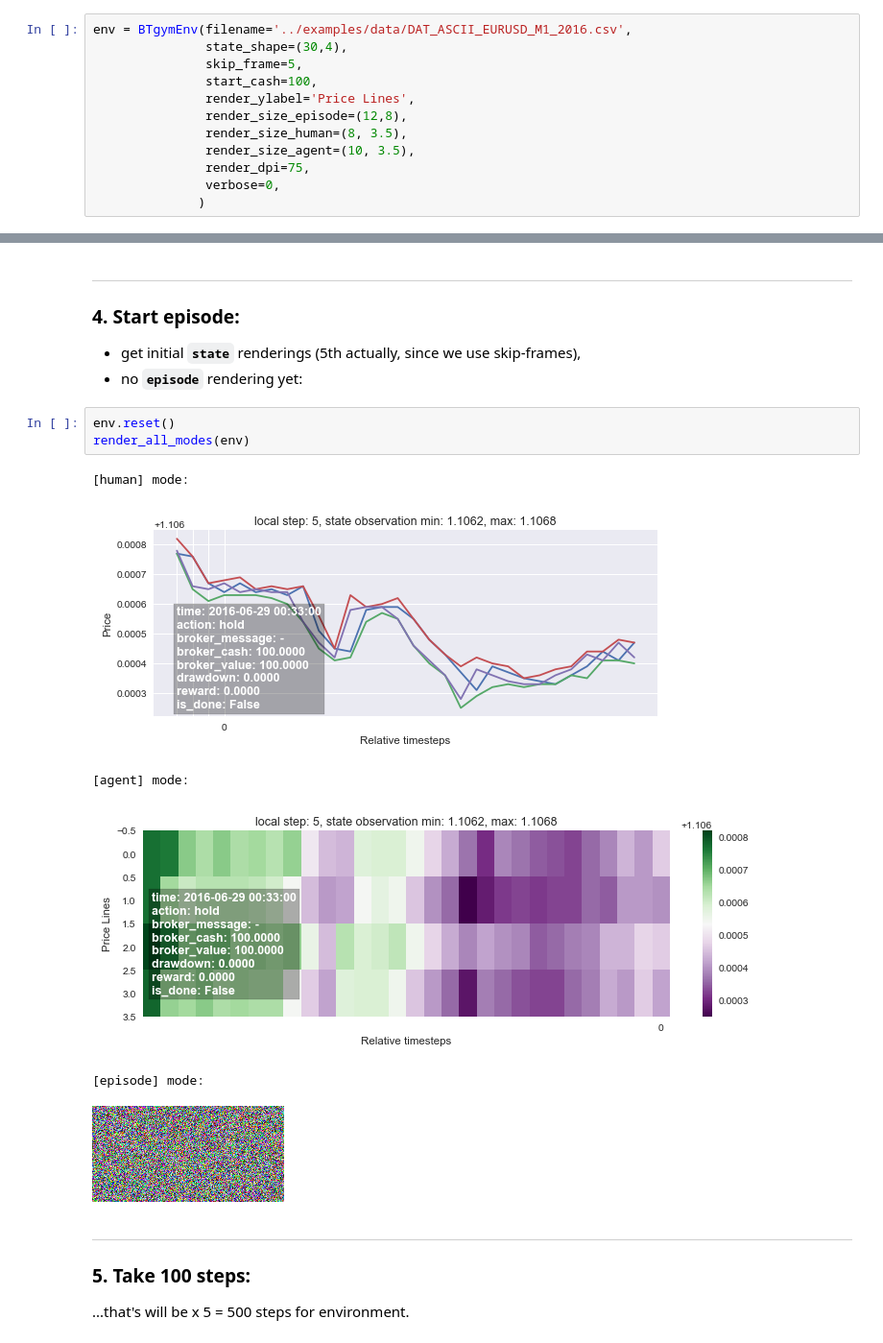
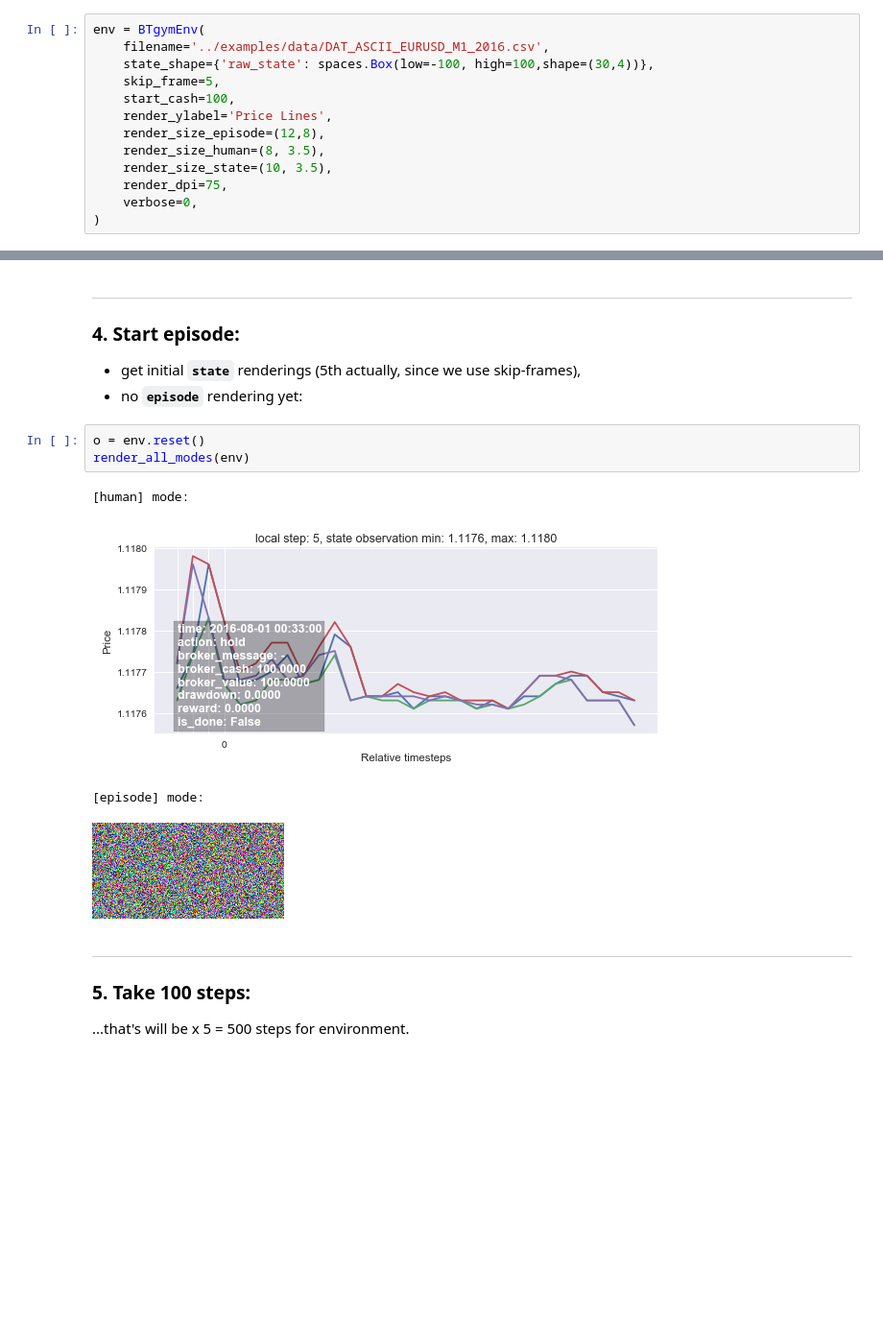
Before and after one commit to Kismuz/btgym, a Jupyter notebook: examples/rendering_howto.ipynb, the cells around one changed output, grey strips where cells are left out. Shown at 96% size. Drawn from its saved outputs; the diff is of its cells as text; blank space fills up the shorter version.

Commit message:
basic multibox-state-space done

```diff
--- a/examples/rendering_howto.ipynb
+++ b/examples/rendering_howto.ipynb
@@ -59,17 +61,18 @@ def take_some_steps(env, some_steps):
 - use some custom rendering parameters (see below);
 - do not chat:
 # %%
-env = BTgymEnv(filename='../examples/data/DAT_ASCII_EURUSD_M1_2016.csv',
-               state_shape=(30,4),
-               skip_frame=5,
-               start_cash=100,
-               render_ylabel='Price Lines',
-               render_size_episode=(12,8),
-               render_size_human=(8, 3.5),
-               render_size_agent=(10, 3.5),
-               render_dpi=75,
-               verbose=0,
-              )
+env = BTgymEnv(
+    filename='../examples/data/DAT_ASCII_EURUSD_M1_2016.csv',
+    state_shape={'raw_state': spaces.Box(low=-100, high=100,shape=(30,4))},
+    skip_frame=5,
+    start_cash=100,
+    render_ylabel='Price Lines',
+    render_size_episode=(12,8),
+    render_size_human=(8, 3.5),
+    render_size_state=(10, 3.5),
+    render_dpi=75,
+    verbose=0,
+)
 # %% [markdown]
 ****
 ### 3. Initial renderings for all modes are `none`-like:
@@ -92,15 +92,13 @@ render_all_modes(env)
 - get initial **`state`** renderings (5th actually, since we use skip-frames),
 - no **`episode`** rendering yet:
 # %%
-env.reset()
+o = env.reset()
 render_all_modes(env)
 # %% [output]
 [human] mode:
-[figure, old version]
+[figure, new version]
-[agent] mode:
+[episode] mode:
-[figure, old version]
+[figure, new version]
-[episode] mode:
-[figure, removed]
 # %% [markdown]
 ***
 ### 5. Take 100 steps:
```
Also changed, not shown: parts of 10 cells of this notebook, 6 other files.
